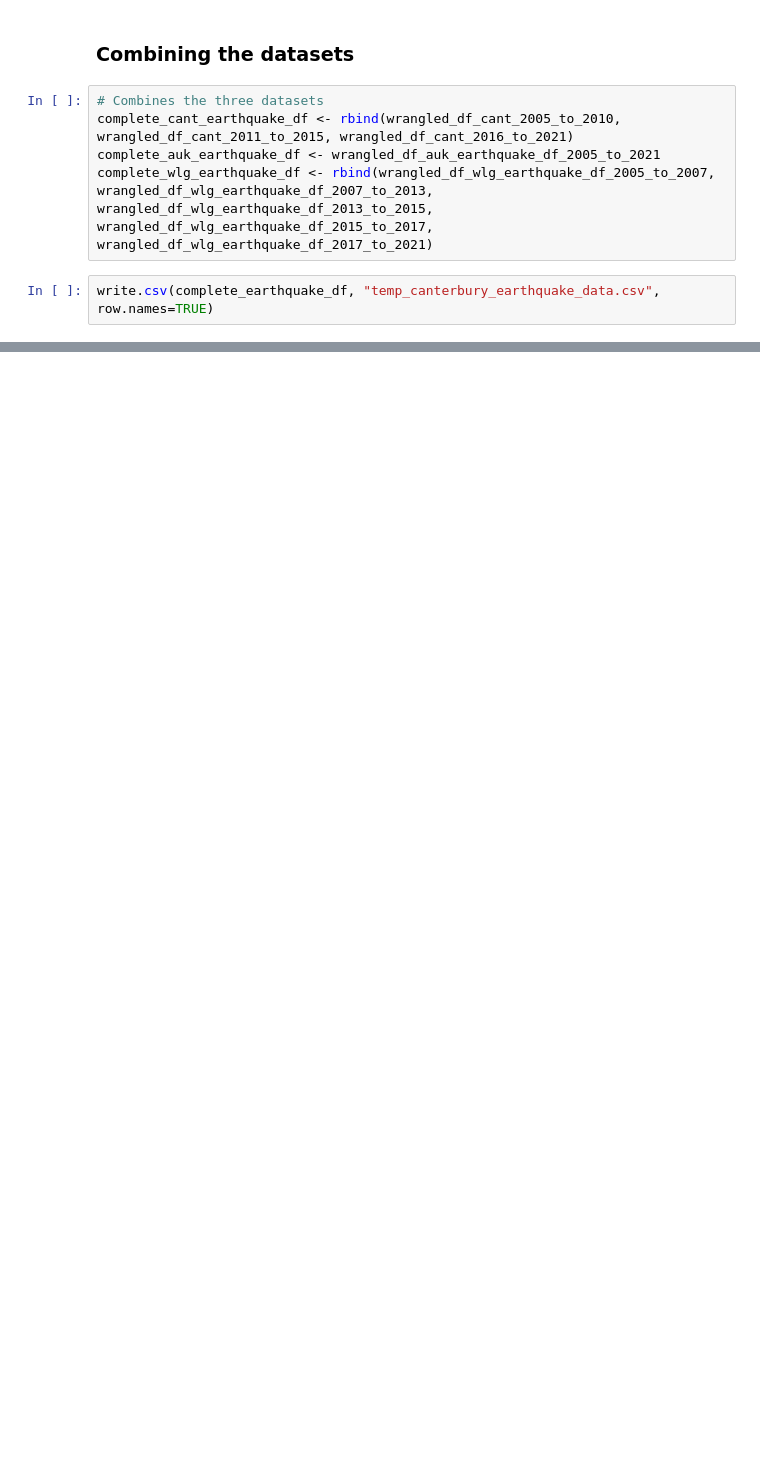
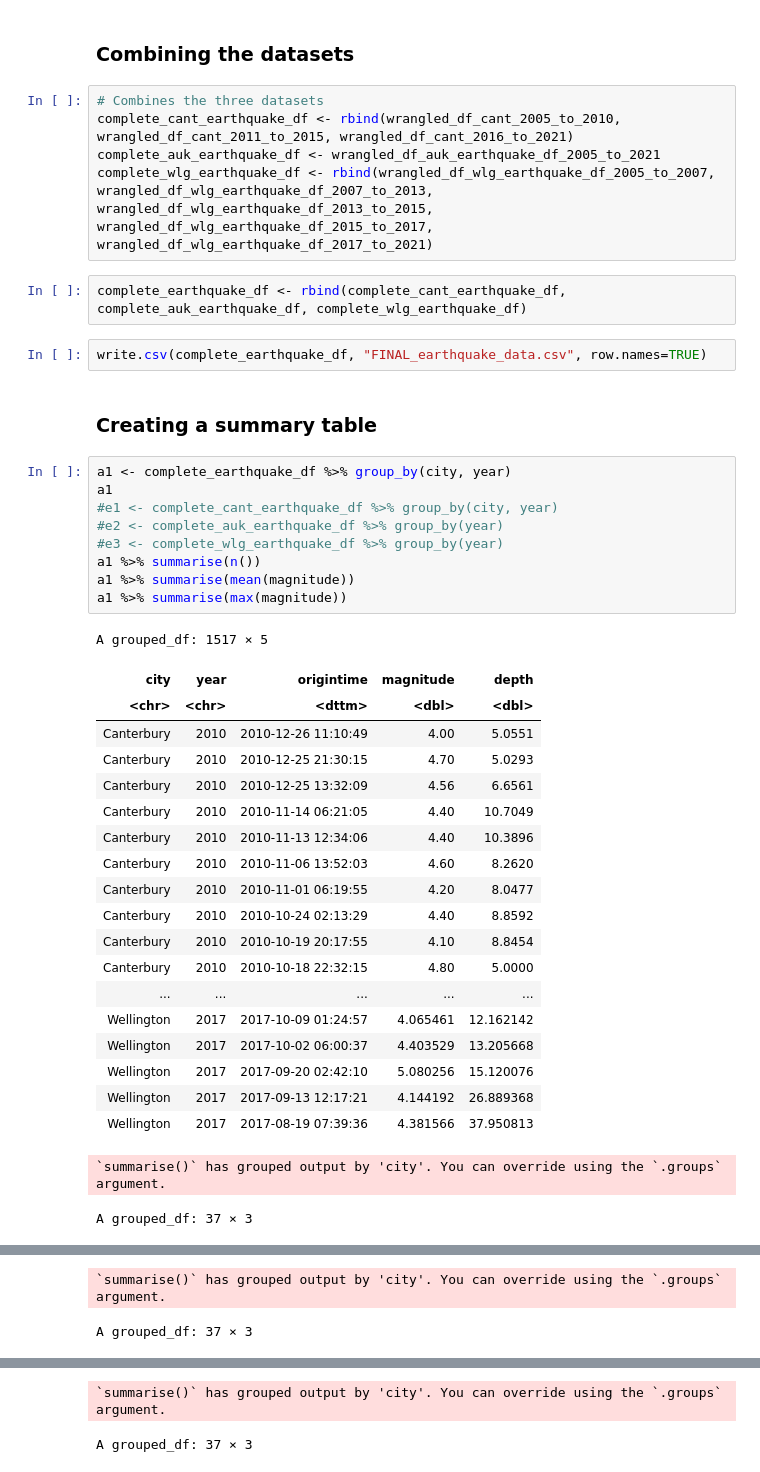
Before and after one commit to adaizh/datamac, a Jupyter notebook: EarthquakeNotebook.ipynb, the cells around one changed output, grey strips where cells are left out. Cells and saved outputs as stored; diff of their text form; blank space fills up the shorter version.

```diff
--- a/EarthquakeNotebook.ipynb
+++ b/EarthquakeNotebook.ipynb
@@ -136,5 +138,40 @@ A tibble: 6 × 6
 complete_cant_earthquake_df <- rbind(wrangled_df_cant_2005_to_2010, wrangled_df_cant_2011_to_2015, wrangled_df_cant_2016_to_2021)
 complete_auk_earthquake_df <- wrangled_df_auk_earthquake_df_2005_to_2021
 complete_wlg_earthquake_df <- rbind(wrangled_df_wlg_earthquake_df_2005_to_2007, wrangled_df_wlg_earthquake_df_2007_to_2013, wrangled_df_wlg_earthquake_df_2013_to_2015, wrangled_df_wlg_earthquake_df_2015_to_2017, wrangled_df_wlg_earthquake_df_2017_to_2021)
+# %%
+complete_earthquake_df <- rbind(complete_cant_earthquake_df, complete_auk_earthquake_df, complete_wlg_earthquake_df)
 # %%
-write.csv(complete_earthquake_df, "temp_canterbury_earthquake_data.csv", row.names=TRUE)
+write.csv(complete_earthquake_df, "FINAL_earthquake_data.csv", row.names=TRUE)
+# %% [markdown]
+### Creating a summary table
+# %%
+a1 <- complete_earthquake_df %>% group_by(city, year)
+a1
+#e1 <- complete_cant_earthquake_df %>% group_by(city, year)
+#e2 <- complete_auk_earthquake_df %>% group_by(year)
+#e3 <- complete_wlg_earthquake_df %>% group_by(year)
+a1 %>% summarise(n())
+a1 %>% summarise(mean(magnitude))
+a1 %>% summarise(max(magnitude))
+# %% [output]
+A grouped_df: 1517 × 5
+| city | year | origintime | magnitude | depth |
+| <chr> | <chr> | <dttm> | <dbl> | <dbl> |
+| Canterbury | 2010 | 2010-12-26 11:10:49 | 4.00 | 5.0551 |
+| Canterbury | 2010 | 2010-12-25 21:30:15 | 4.70 | 5.0293 |
+| Canterbury | 2010 | 2010-12-25 13:32:09 | 4.56 | 6.6561 |
+| Canterbury | 2010 | 2010-11-14 06:21:05 | 4.40 | 10.7049 |
+| Canterbury | 2010 | 2010-11-13 12:34:06 | 4.40 | 10.3896 |
+| Canterbury | 2010 | 2010-11-06 13:52:03 | 4.60 | 8.2620 |
+| Canterbury | 2010 | 2010-11-01 06:19:55 | 4.20 | 8.0477 |
+| Canterbury | 2010 | 2010-10-24 02:13:29 | 4.40 | 8.8592 |
+| Canterbury | 2010 | 2010-10-19 20:17:55 | 4.10 | 8.8454 |
+| Canterbury | 2010 | 2010-10-18 22:32:15 | 4.80 | 5.0000 |
+| ... | ... | ... | ... | ... |
+| Wellington | 2017 | 2017-10-09 01:24:57 | 4.065461 | 12.162142 |
+| Wellington | 2017 | 2017-10-02 06:00:37 | 4.403529 | 13.205668 |
+| Wellington | 2017 | 2017-09-20 02:42:10 | 5.080256 | 15.120076 |
+| Wellington | 2017 | 2017-09-13 12:17:21 | 4.144192 | 26.889368 |
+| Wellington | 2017 | 2017-08-19 07:39:36 | 4.381566 | 37.950813 |
+`summarise()` has grouped output by 'city'. You can override using the `.groups` argument.
+A grouped_df: 37 × 3
@@ -140,0 +196,2 @@ write.csv(complete_earthquake_df, "temp_canterbury_earthquake_data.csv", row.nam
+`summarise()` has grouped output by 'city'. You can override using the `.groups` argument.
+A grouped_df: 37 × 3
@@ -140,0 +216,2 @@ write.csv(complete_earthquake_df, "temp_canterbury_earthquake_data.csv", row.nam
+`summarise()` has grouped output by 'city'. You can override using the `.groups` argument.
+A grouped_df: 37 × 3
```
Also changed, not shown: parts of 4 cells of this notebook, 1 other file.
